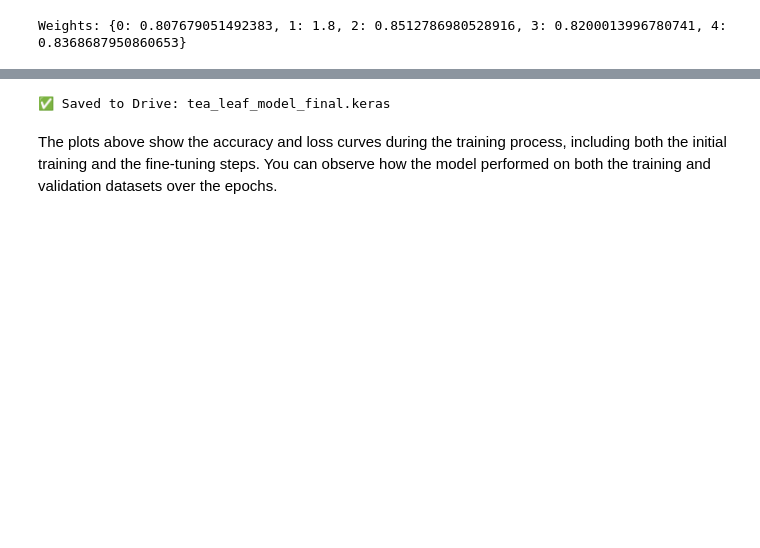
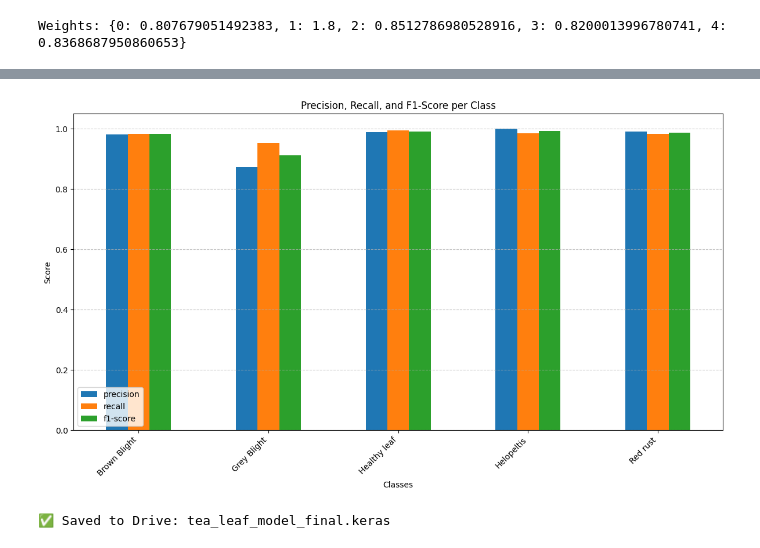
Before and after one commit to Musarrat1/Assembly, a Jupyter notebook: tealeaf.ipynb, the cells around one changed output, grey strips where cells are left out. Drawn from its saved outputs; the diff is of its cells as text; code cells hidden in the pictures; blank space fills up the shorter version.

```diff
--- a/tealeaf.ipynb
+++ b/tealeaf.ipynb
@@ -446,8 +454,34 @@ plt.show()
+# %%
+from sklearn.metrics import classification_report
+import pandas as pd
+import matplotlib.pyplot as plt
+import numpy as np
+
+# Get the classification report as a dictionary
+report = classification_report(y_true, y_pred, target_names=class_names, output_dict=True)
+
+# Convert to DataFrame for easier plotting, excluding 'accuracy', 'macro avg', 'weighted avg'
+df_report = pd.DataFrame(report).transpose()
+df_report = df_report.drop(columns=['support'])
+df_report = df_report.drop(labels=['accuracy', 'macro avg', 'weighted avg'], errors='ignore')
+
+# Plotting
+fig, ax = plt.subplots(figsize=(12, 7))
+df_report[['precision', 'recall', 'f1-score']].plot(kind='bar', ax=ax)
+
+plt.title('Precision, Recall, and F1-Score per Class')
+plt.xlabel('Classes')
+plt.ylabel('Score')
+plt.xticks(rotation=45, ha='right')
+plt.legend(loc='lower left')
+plt.grid(axis='y', linestyle='--', alpha=0.7)
+plt.tight_layout()
+plt.show()
+# %% [output]
+[figure, added]
 # %%
 model.save("tea_leaf_model_final.keras")
 !cp tea_leaf_model_final.keras /content/drive/MyDrive/
 print("✅ Saved to Drive: tea_leaf_model_final.keras")
 # %% [output]
 ✅ Saved to Drive: tea_leaf_model_final.keras
-# %% [markdown]
-The plots above show the accuracy and loss curves during the training process, including both the initial training and the fine-tuning steps. You can observe how the model performed on both the training and validation datasets over the epochs.
```
Also changed, not shown: parts of 11 cells of this notebook.
